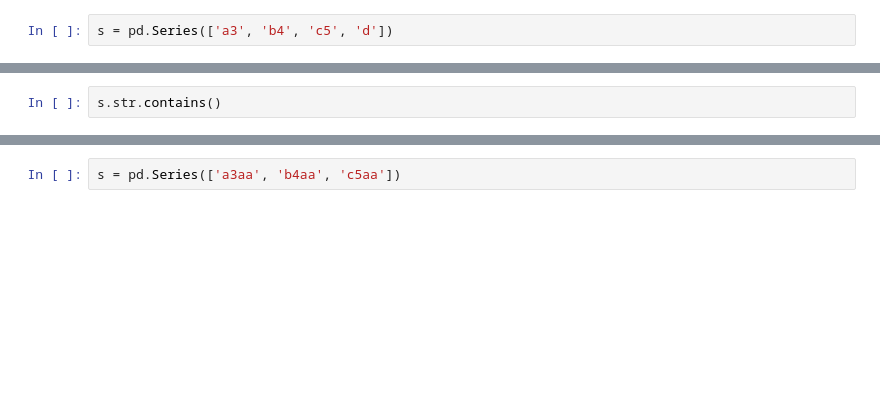
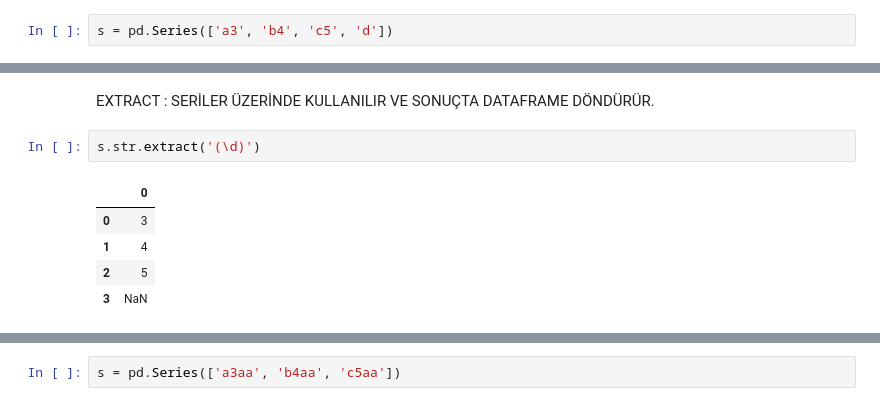
Before and after one commit to MevlutYildiz77/Numpy, a Jupyter notebook: regex.ipynb, the cells around one changed output, grey strips where cells are left out. Cells and saved outputs as stored; diff of their text form; blank space fills up the shorter version.

```diff
--- a/regex.ipynb
+++ b/regex.ipynb
@@ -150,2 +223,10 @@ s = pd.Series(['a3', 'b4', 'c5', 'd'])
+# %% [markdown]
+EXTRACT : SERİLER ÜZERİNDE KULLANILIR VE SONUÇTA DATAFRAME DÖNDÜRÜR.
 # %%
-s.str.contains()
+s.str.extract('(\d)')
+# %% [output]
+|  | 0 |
+| 0 | 3 |
+| 1 | 4 |
+| 2 | 5 |
+| 3 | NaN |
```
Also changed, not shown: parts of 31 cells of this notebook.
